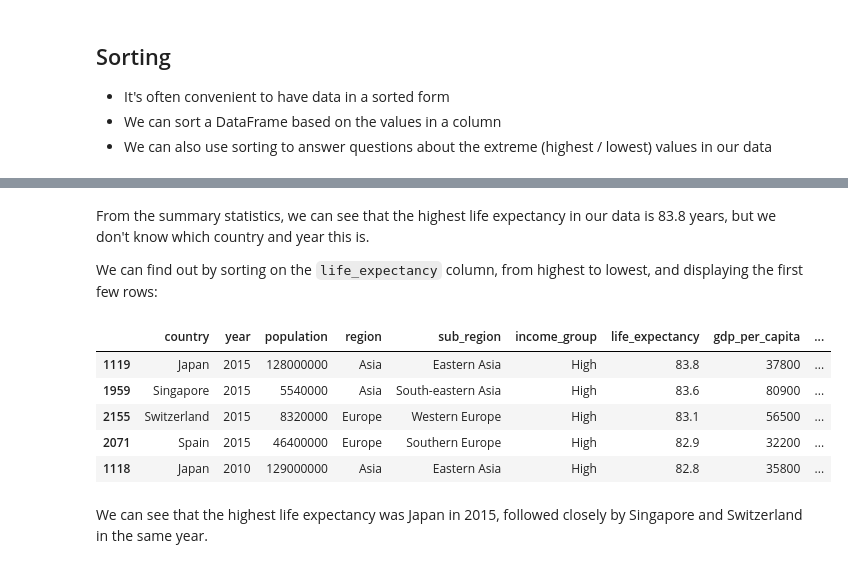
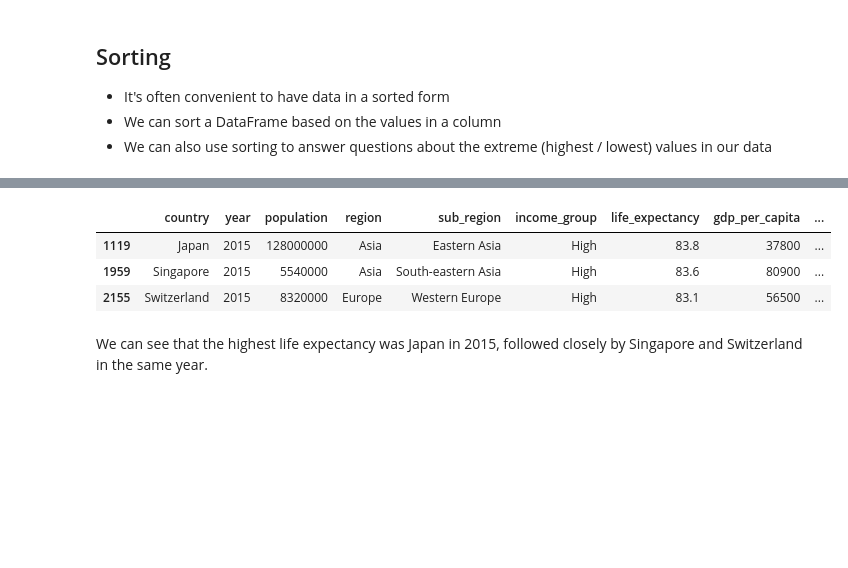
Before and after one commit to sedv8808/synaptive_lighthouse_workshop, a Jupyter notebook: W1D1/W1D1_Anaconda_and_Pandas.ipynb, the cells around one changed output, grey strips where cells are left out. Saved outputs shown, nothing was run; the diff lists cells and outputs as text; code cells hidden in the pictures; blank space fills up the shorter version.

```diff
--- a/W1D1/W1D1_Anaconda_and_Pandas.ipynb
+++ b/W1D1/W1D1_Anaconda_and_Pandas.ipynb
@@ -166,7 +149,7 @@ We'll use the function `read_csv()` to load the data into our notebook
 - The `read_csv()` function can read data from a locally saved file or from a URL
 - We'll store the data as a variable `world`
 # %%
-world = pd.read_csv('https://raw.githubusercontent.com/jenfly/datajam-python/master/data/gapminder.csv')
+world = pd.read_csv('data/gapminder.csv')
 # %%
 world
 # %% [output]
@@ -741,17 +736,11 @@ world.describe()
-# %% [markdown]
-From the summary statistics, we can see that the highest life expectancy in our data is 83.8 years, but we don't know which country and year this is.
-
-We can find out by sorting on the `life_expectancy` column, from highest to lowest, and displaying the first few rows:
 # %%
 world_sorted_life_exp = world.sort_values('life_expectancy', ascending=False)
-world_sorted_life_exp.head()
+world_sorted_life_exp.head(3)
 # %% [output]
 |  | country | year | population | region | sub_region | income_group | life_expectancy | gdp_per_capita | ... |
 | 1119 | Japan | 2015 | 128000000 | Asia | Eastern Asia | High | 83.8 | 37800 | ... |
 | 1959 | Singapore | 2015 | 5540000 | Asia | South-eastern Asia | High | 83.6 | 80900 | ... |
 | 2155 | Switzerland | 2015 | 8320000 | Europe | Western Europe | High | 83.1 | 56500 | ... |
-| 2071 | Spain | 2015 | 46400000 | Europe | Southern Europe | High | 82.9 | 32200 | ... |
-| 1118 | Japan | 2010 | 129000000 | Asia | Eastern Asia | High | 82.8 | 35800 | ... |
 # %% [markdown]
 We can see that the highest life expectancy was Japan in 2015, followed closely by Singapore and Switzerland in the same year.
 # %% [markdown]
```
Also changed, not shown: parts of 47 cells of this notebook.
